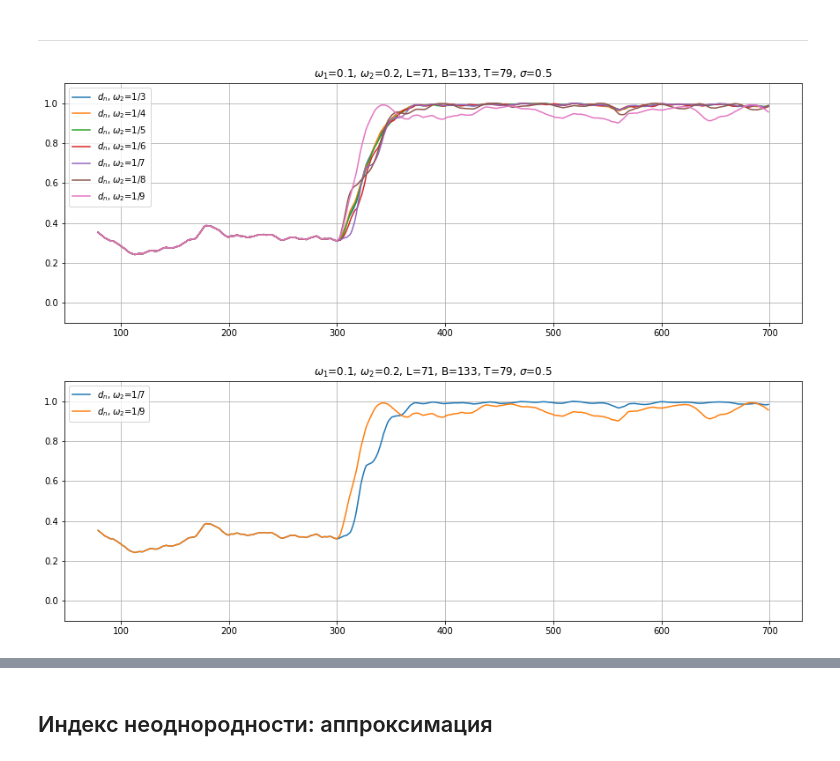
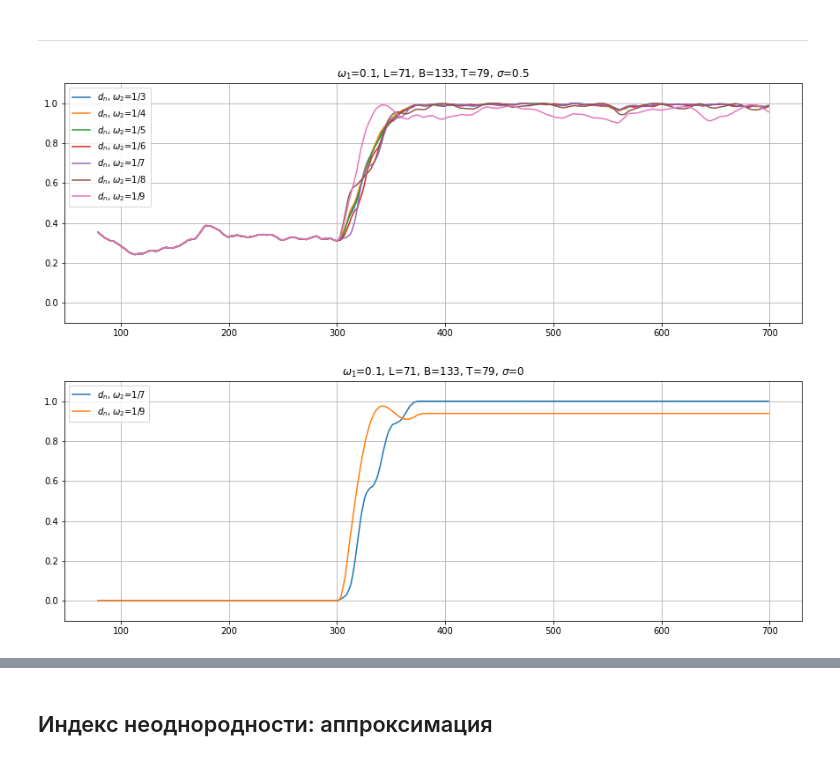
Before and after one commit to Loulaan/researchWork, a Jupyter notebook: System/images.ipynb, the cells around one changed output, grey strips where cells are left out. Cells and saved outputs as stored; diff of their text form; code cells hidden in the pictures.

```diff
--- a/System/images.ipynb
+++ b/System/images.ipynb
@@ -74,42 +70,43 @@ plt.plot(X, row6, label=r'$d_n$, $\omega_2$=1/8')
 plt.plot(X, row7, label=r'$d_n$, $\omega_2$=1/9')
 
 
-plt.title(fr"$\omega_1$={w1}, $\omega_2$=0.2, L={L}, B={B}, T={T_}, $\sigma$=0.5")
+plt.title(fr"$\omega_1$={w1}, L={L}, B={B}, T={T_}, $\sigma$=0.5")
 plt.legend(loc='upper left')
 plt.ylim((-0.1, 1.1))
 plt.grid()
 plt.show()
 # diff_moment_growth.png
 # %% [output]
-[figure, old version]
+[figure, new version]
 # %%
 np.random.seed(12345)
 w_min = w1 + 1/50  # Минимальная разница в частотах для обнаружения неоднородности
 k = 30  # Кол-во точек, за которые нужно обнаружить разладку
 w2 = 1/7
 
 B = 133
 T_ = 79
 L = 71
-noise = np.random.normal(scale=0.5, size=N)
+noise = np.random.normal(scale=0, size=N)
+# noise = 0
 
 original_series = generate_series(w1, 1/7, Q, N) + noise
 row5 = Hmatr(f=original_series, B=B, T=T_, L=L, neig=r, svdMethod=method).getRow()
 
 original_series = generate_series(w1, 1/9, Q, N) + noise
 row7 = Hmatr(f=original_series, B=B, T=T_, L=L, neig=r, svdMethod=method).getRow()
 
 X = np.arange(T_, N)
 plt.figure(figsize=(15, 5))
 plt.plot(X, row5, label=r'$d_n$, $\omega_2$=1/7')
 plt.plot(X, row7, label=r'$d_n$, $\omega_2$=1/9')
 
 
-plt.title(fr"$\omega_1$={w1}, $\omega_2$=0.2, L={L}, B={B}, T={T_}, $\sigma$=0.5")
+plt.title(fr"$\omega_1$={w1}, L={L}, B={B}, T={T_}, $\sigma$=0")
 plt.legend(loc='upper left')
 plt.ylim((-0.1, 1.1))
 plt.grid()
 plt.show()
 # diff_moment_growth_most_unique.png
 # %% [output]
-[figure, old version]
+[figure, new version]
```
Also changed, not shown: parts of 2 cells of this notebook, 5 other files.
